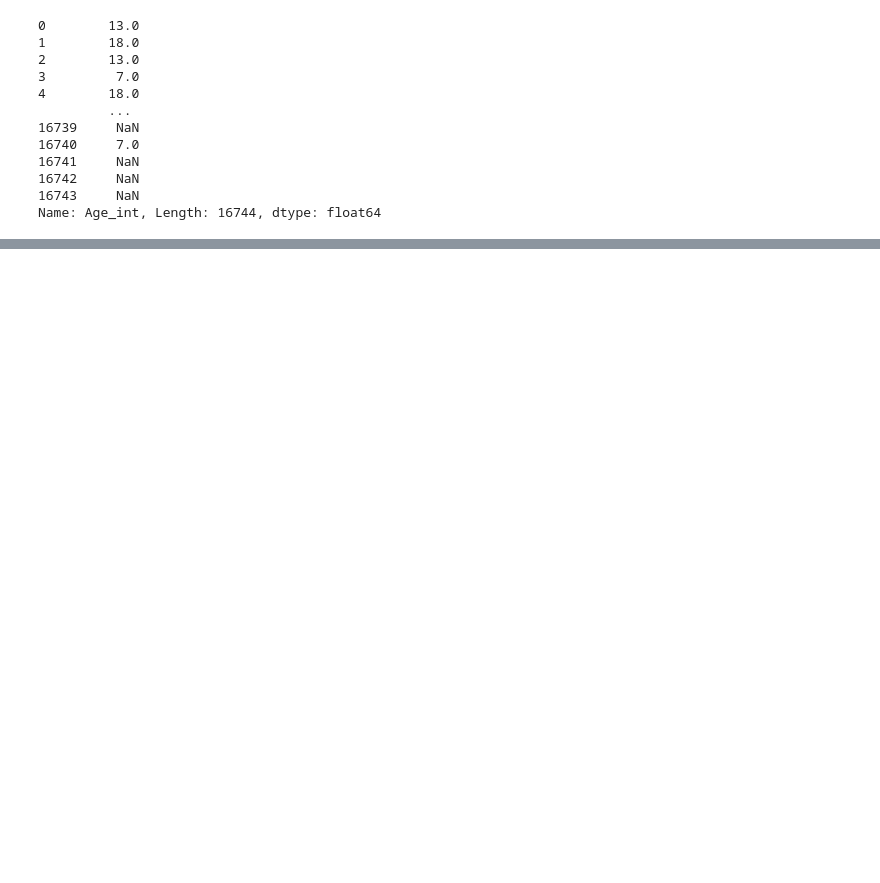
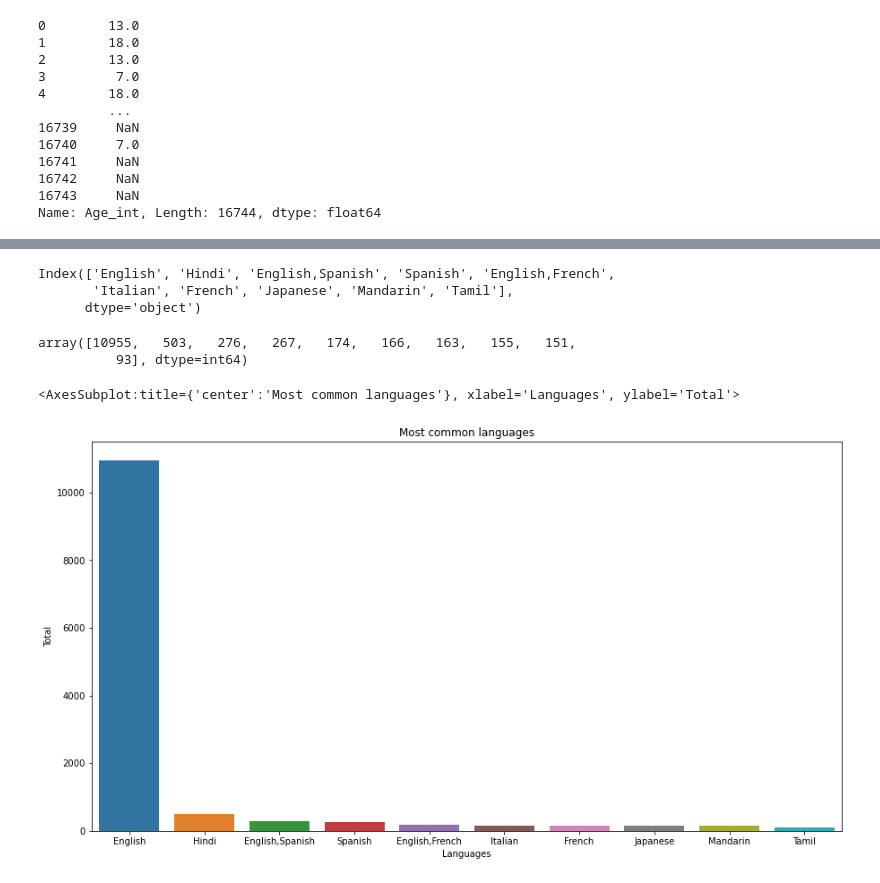
Before and after one commit to RochaErik/Best_streaming_analysis, a Jupyter notebook: Best_streaming_analysis.ipynb, the cells around one changed output, grey strips where cells are left out. Drawn from its saved outputs; the diff is of its cells as text; code cells hidden in the pictures; blank space fills up the shorter version.

Commit message:
Starting the visualization

```diff
--- a/Best_streaming_analysis.ipynb
+++ b/Best_streaming_analysis.ipynb
@@ -144,3 +153,8 @@ df['Age_int']
 16742     NaN
 16743     NaN
 Name: Age_int, Length: 16744, dtype: float64
+# %%
+df['New Rotten Tomatoes'] = df['Rotten Tomatoes'].str.replace('%', '')
+for i in df['New Rotten Tomatoes']:
+    if i == str:
+        i.astype(int)
@@ -146,0 +163,3 @@ Name: Age_int, Length: 16744, dtype: float64
+# %%
+language = df.Language.value_counts().head(10)
+language
@@ -146,0 +178,20 @@ Name: Age_int, Length: 16744, dtype: float64
+# %%
+language.index
+# %% [output]
+Index(['English', 'Hindi', 'English,Spanish', 'Spanish', 'English,French',
+       'Italian', 'French', 'Japanese', 'Mandarin', 'Tamil'],
+      dtype='object')
+# %%
+language.values
+# %% [output]
+array([10955,   503,   276,   267,   174,   166,   163,   155,   151,
+          93], dtype=int64)
+# %%
+plt.figure(figsize=(15,8))
+plt.title('Most common languages')
+plt.xlabel('Languages')
+plt.ylabel('Total')
+sns.barplot(x=language.index, y=language.values)
+# %% [output]
+<AxesSubplot:title={'center':'Most common languages'}, xlabel='Languages', ylabel='Total'>
+[figure, added]
```
Also changed, not shown: parts of 3 cells of this notebook.
